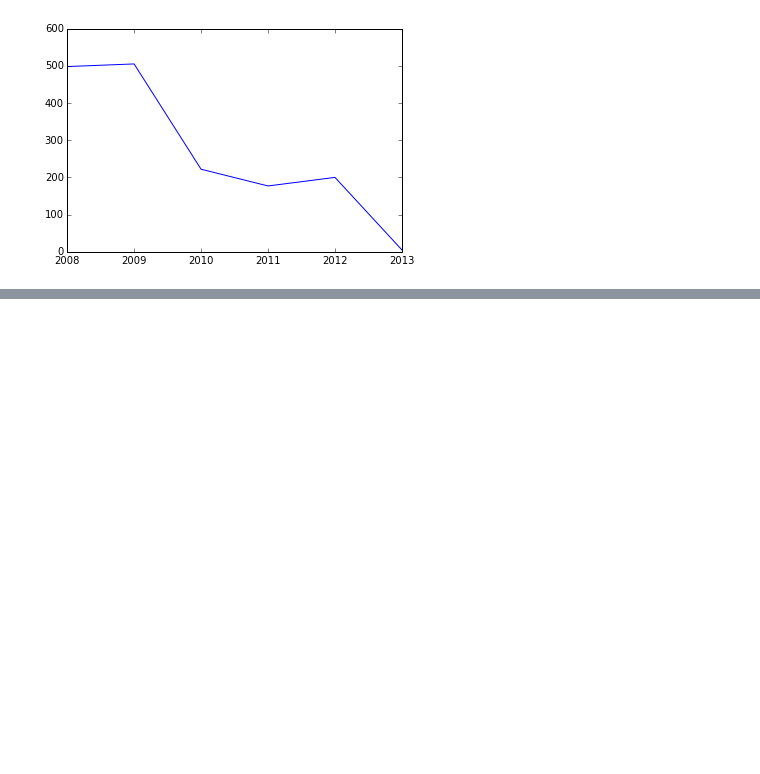
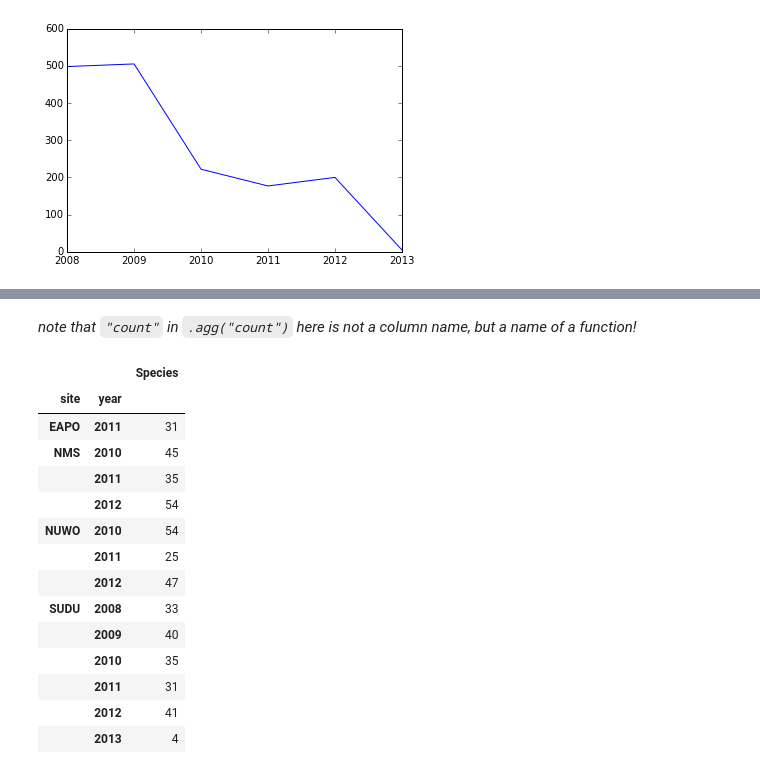
Before and after one commit to odscwest/parksconserverancy, a Jupyter notebook: preprocess.ipynb, the cells around one changed output, grey strips where cells are left out. Cells and saved outputs as stored; diff of their text form; code cells hidden in the pictures; blank space fills up the shorter version.

```diff
--- a/preprocess.ipynb
+++ b/preprocess.ipynb
@@ -105,0 +110,8 @@ pd.pivot_table?
+# %%
+df_yr_sp["count"] = 1
+
+df_site_sp_yr = df_yr_sp.\
+groupby(["site", "year",  "Species",]).agg("count").\
+reset_index().set_index("site")
+
+df_site_sp_yr.loc["SUDU"].head()
@@ -105,0 +126,22 @@ pd.pivot_table?
+# %% [markdown]
+_note that `"count"` in `.agg("count")` here is not a column name, but a name of a function!_
+# %%
+df_num_species = df_site_sp_yr.reset_index().copy()
+df_num_species.drop("count", axis = 1).\
+    groupby(["site","year"]).agg("count")
+# %% [output]
+|  |  | Species |
+| site | year |  |
+| EAPO | 2011 | 31 |
+| NMS | 2010 | 45 |
+|  | 2011 | 35 |
+|  | 2012 | 54 |
+| NUWO | 2010 | 54 |
+|  | 2011 | 25 |
+|  | 2012 | 47 |
+| SUDU | 2008 | 33 |
+|  | 2009 | 40 |
+|  | 2010 | 35 |
+|  | 2011 | 31 |
+|  | 2012 | 41 |
+|  | 2013 | 4 |
```
Also changed, not shown: parts of 9 cells of this notebook.
